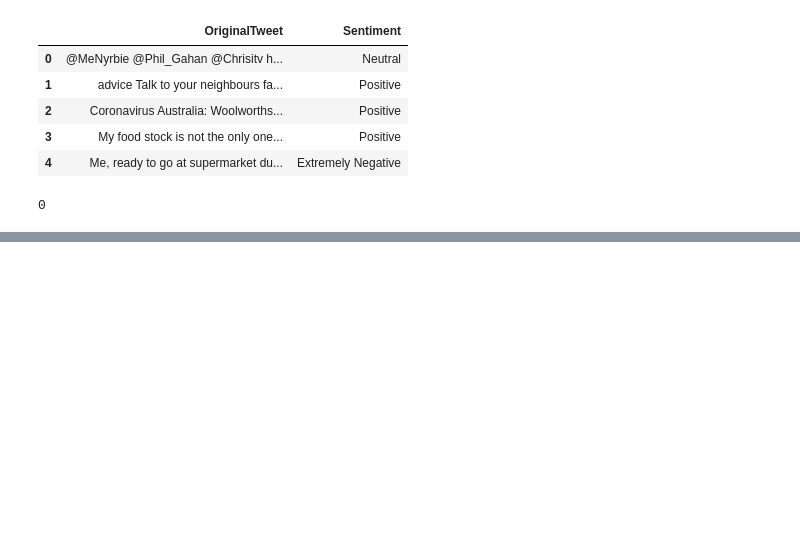
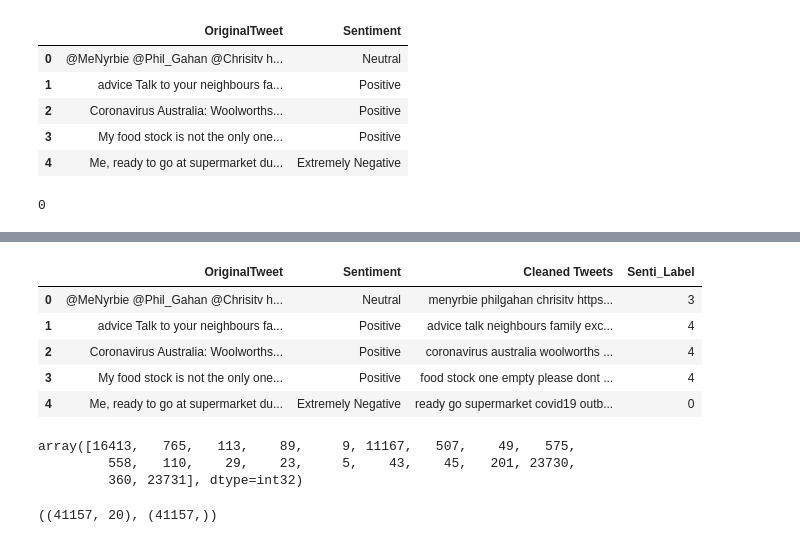
Before and after one commit to suprimnakarmi/NLP-projects, a Jupyter notebook: Notebooks/covid_tweets_classification.ipynb, the cells around one changed output, grey strips where cells are left out. Saved outputs shown, nothing was run; the diff lists cells and outputs as text; code cells hidden in the pictures; blank space fills up the shorter version.

Commit message:
Updated notebook with preprocessing of data and defining model (LSTM)

```diff
--- a/Notebooks/covid_tweets_classification.ipynb
+++ b/Notebooks/covid_tweets_classification.ipynb
@@ -75,3 +76,19 @@ train_df.head()
 train_df['OriginalTweet'].duplicated().sum()
 # %% [output]
 0
+# %%
+def clean_text(text):
+    text = re.sub(r'<[^>]+>', '', text)  # Regex to remove HTML tags
+    text = re.sub(r'[^a-zA-Z0-9\s]', '', text)  # Using regex to remove special characters except space
+
+    text = text.lower()  # Preprocessing - lower casing all
+
+    stop_words = set(stopwords.words('english'))
+    words = text.split()
+    cleaned_words = [word for word in words if word not in stop_words]
+    cleaned_text = ' '.join(cleaned_words)
+
+    return cleaned_text
+# %%
+train_df['Cleaned Tweets'] = train_df['OriginalTweet'].apply(clean_text)
+train_df.head()
@@ -77,0 +102,12 @@ train_df['OriginalTweet'].duplicated().sum()
+# %%
+le = LabelEncoder()
+train_df['Senti_Label']= le.fit_transform(train_df['Sentiment'])
+# %%
+train_df.head()
+# %% [output]
+|  | OriginalTweet | Sentiment | Cleaned Tweets | Senti_Label |
+| 0 | @MeNyrbie @Phil_Gahan @Chrisitv h... | Neutral | menyrbie philgahan chrisitv https... | 3 |
+| 1 | advice Talk to your neighbours fa... | Positive | advice talk neighbours family exc... | 4 |
+| 2 | Coronavirus Australia: Woolworths... | Positive | coronavirus australia woolworths ... | 4 |
+| 3 | My food stock is not the only one... | Positive | food stock one empty please dont ... | 4 |
+| 4 | Me, ready to go at supermarket du... | Extremely Negative | ready go supermarket covid19 outb... | 0 |
@@ -77,0 +124,10 @@ train_df['OriginalTweet'].duplicated().sum()
+# %%
+pad_seq[5]
+# %% [output]
+array([16413,   765,   113,    89,     9, 11167,   507,    49,   575,
+         558,   110,    29,    23,     5,    43,    45,   201, 23730,
+         360, 23731], dtype=int32)
+# %%
+pad_seq.shape, train_df['Senti_Label'].shape
+# %% [output]
+((41157, 20), (41157,))
```
Also changed, not shown: parts of 7 cells of this notebook.
